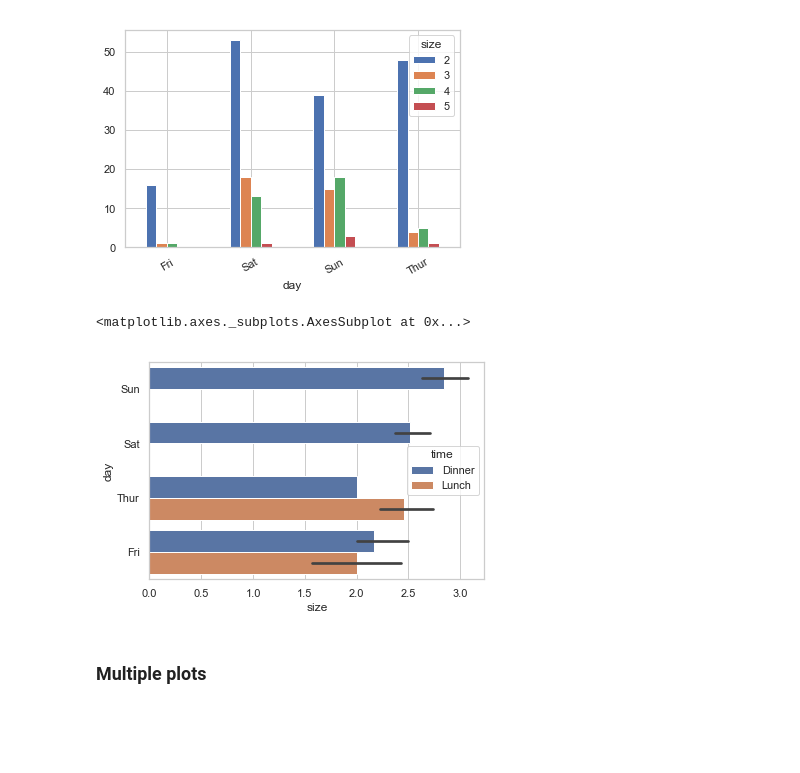
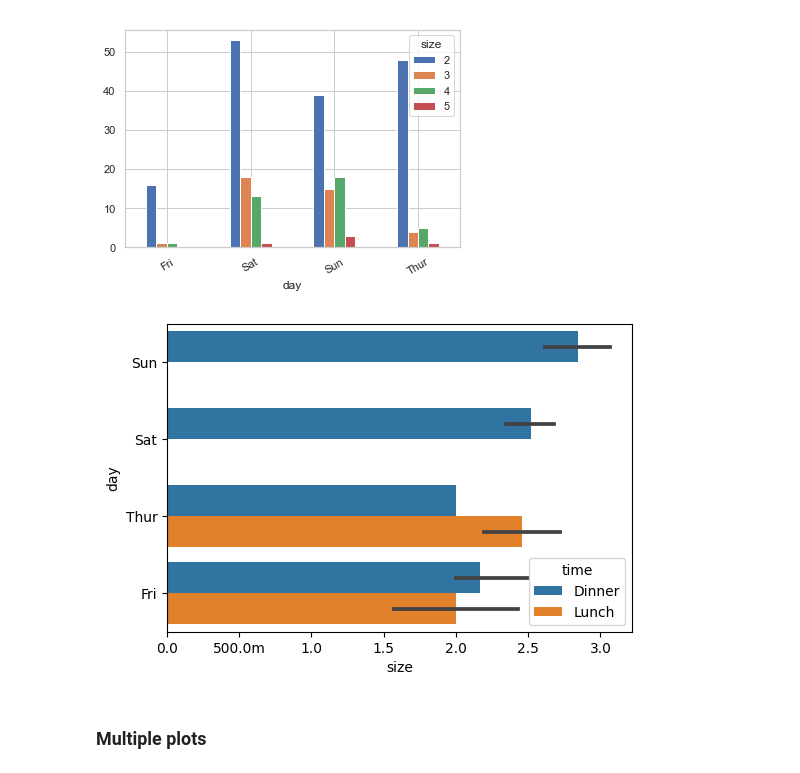
Before and after one commit to akoryachko/useful_commands, a Jupyter notebook: visualizations.ipynb, the cells around one changed output. Saved outputs shown, nothing was run; the diff lists cells and outputs as text; code cells hidden in the pictures; blank space fills up the shorter version.

Commit message:
Added si prefix to a plot

```diff
--- a/visualizations.ipynb
+++ b/visualizations.ipynb
@@ -71,11 +71,13 @@ with sns.axes_style('whitegrid'):
 # %% [output]
 [figure]
 # %%
+from si_prefix import si_format
+
 fig, ax = plt.subplots(figsize=[6,4])
 sns.barplot(x='size', y='day', hue='time', data=tips, orient='h')
+ax.xaxis.set_major_formatter(plt.FuncFormatter(lambda v, tn: si_format(v, 1, '{value}{prefix}')))
 # %% [output]
-<matplotlib.axes._subplots.AxesSubplot at 0x...>
-[figure, old version]
+[figure, new version]
 # %% [markdown]
 ### Multiple plots
 # %%
```
